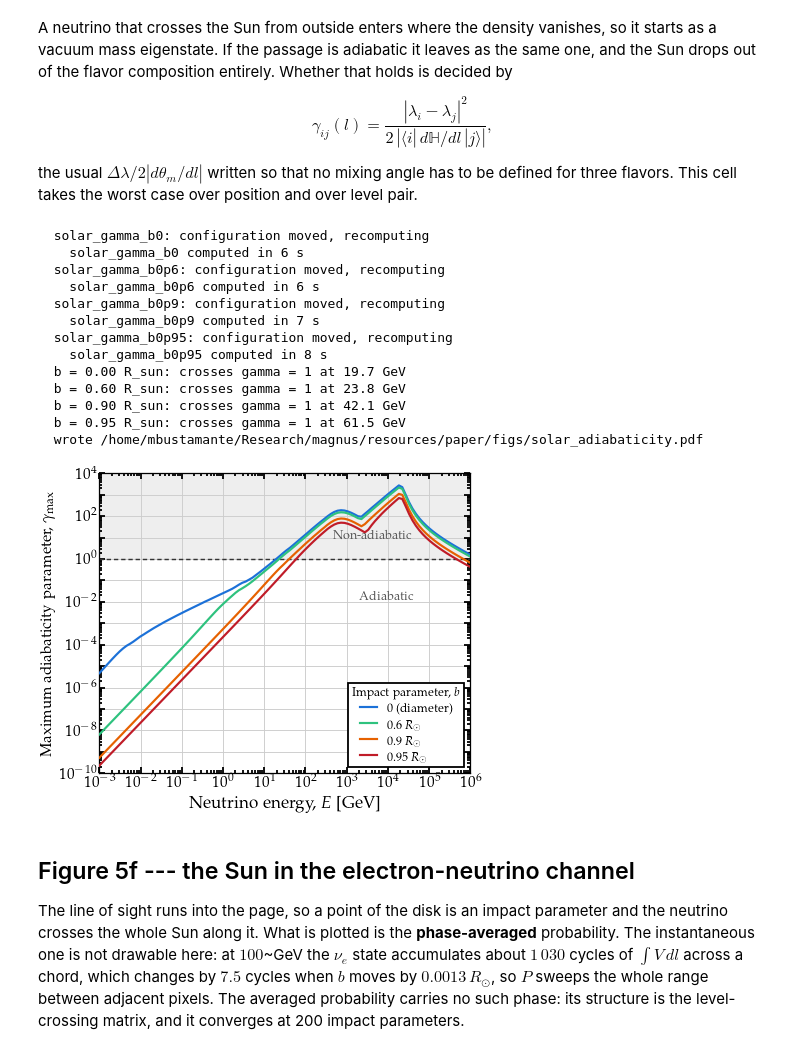
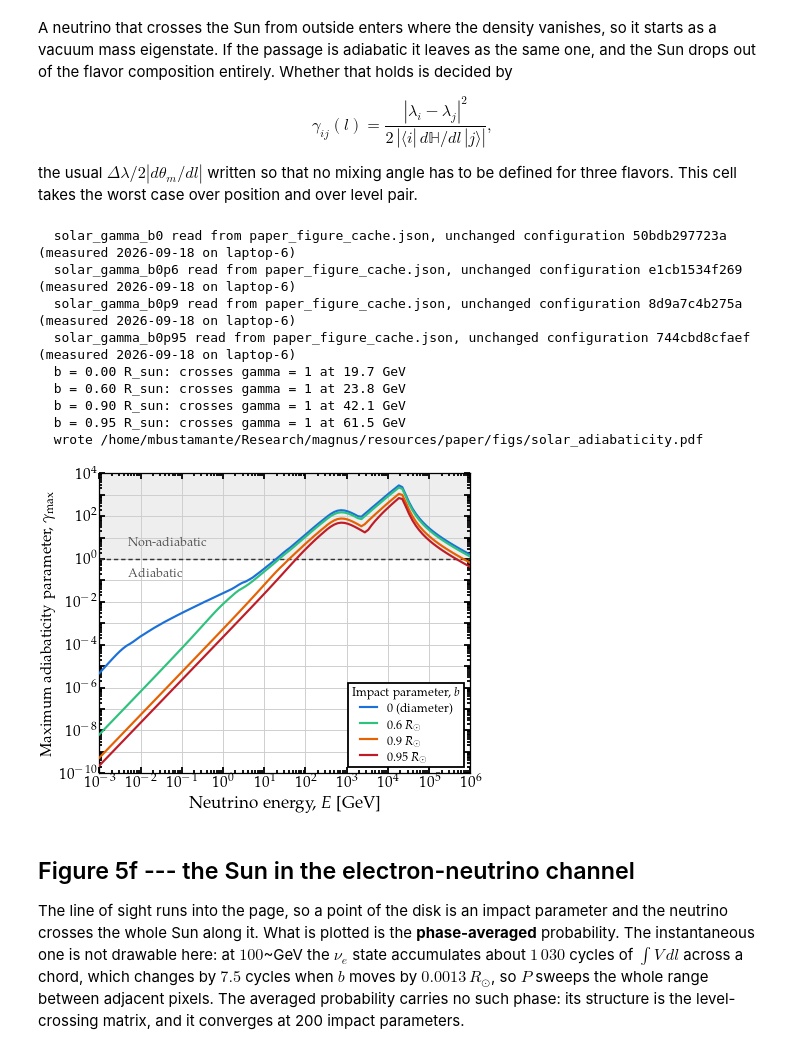
Before and after one commit to mbustama/Magnus, a Jupyter notebook: notebooks/28_magnus_paper_figures.ipynb, the cells around one changed output. Drawn from its saved outputs; the diff is of its cells as text; code cells hidden in the pictures.

```diff
--- a/notebooks/28_magnus_paper_figures.ipynb
+++ b/notebooks/28_magnus_paper_figures.ipynb
@@ -3050,44 +3050,42 @@ ax.axhspan(1.0, 1e12, color='0.5', alpha=0.13, lw=0, zorder=0)
 for br, color, label in SOLAR_B:
     ax.loglog(SOLAR_E, GAMMA[br], color=color, lw=1.2, zorder=3, label=label)
 ax.axhline(1.0, color=INK, lw=0.8, ls=(0, (3, 2)), zorder=2)
 ax.set_xlim(SOLAR_E[0], SOLAR_E[-1]); ax.set_ylim(1e-10, 1e4)
 ax.set_yticks([10.0**k for k in range(-10, 5)])
 ax.set_yticklabels([(r'$10^{%d}$' % k) if k % 2 == 0 else '' for k in range(-10, 5)])
 ax.set_xticks([10.0**k for k in range(-3, 7)])
 ax.xaxis.set_minor_locator(mpl.ticker.LogLocator(base=10.0, subs=tuple(np.arange(2, 10)*0.1),
                                                  numticks=100))
 ax.yaxis.set_minor_locator(mpl.ticker.LogLocator(base=10.0, subs=tuple(np.arange(2, 10)*0.1),
                                                  numticks=100))
 ax.set_xlabel(r'Neutrino energy, $E$ [GeV]', labelpad=2.0)
 ax.set_ylabel(r'Maximum adiabaticity parameter, $\gamma_{\rm max}$', labelpad=2.0,
               fontsize=8.5)
-ax.text(4.0e4, 1.2e-2, 'Adiabatic', fontsize=7.0, color='0.35', ha='right')
-ax.text(4.0e4, 8.0e0, 'Non-adiabatic', fontsize=7.0, color='0.35', ha='right')
+ax.text(5.0e-3, 10.0**0.45, 'Non-adiabatic', fontsize=7.0, color='0.35',
+        ha='left', va='bottom')
+ax.text(5.0e-3, 10.0**-0.45, 'Adiabatic', fontsize=7.0, color='0.35',
+        ha='left', va='top')
 ax.grid(True, which='major', color=GRID, lw=0.5); ax.set_axisbelow(True)
 leg = ax.legend(loc='lower right', fontsize=6.8, handlelength=1.4, borderpad=0.35,
                 labelspacing=0.3, title=r'Impact parameter, $b$', title_fontsize=6.8)
 leg.get_frame().set_edgecolor('black')
 fig.tight_layout(pad=0.4)
 for br, _, _ in SOLAR_B:
     above = SOLAR_E[GAMMA[br] > 1.0]
     print('  b = %.2f R_sun: crosses gamma = 1 at %s GeV'
           % (br, ('%.3g' % above.min()) if len(above) else 'never'))
 save(fig, 'solar_adiabaticity.pdf')
 # %% [output]
-  solar_gamma_b0: configuration moved, recomputing
-    solar_gamma_b0 computed in 6 s
-  solar_gamma_b0p6: configuration moved, recomputing
-    solar_gamma_b0p6 computed in 6 s
-  solar_gamma_b0p9: configuration moved, recomputing
-    solar_gamma_b0p9 computed in 7 s
-  solar_gamma_b0p95: configuration moved, recomputing
-    solar_gamma_b0p95 computed in 8 s
+  solar_gamma_b0 read from paper_figure_cache.json, unchanged configuration 50bdb297723a (measured 2026-09-18 on laptop-6)
+  solar_gamma_b0p6 read from paper_figure_cache.json, unchanged configuration e1cb1534f269 (measured 2026-09-18 on laptop-6)
+  solar_gamma_b0p9 read from paper_figure_cache.json, unchanged configuration 8d9a7c4b275a (measured 2026-09-18 on laptop-6)
+  solar_gamma_b0p95 read from paper_figure_cache.json, unchanged configuration 744cbd8cfaef (measured 2026-09-18 on laptop-6)
   b = 0.00 R_sun: crosses gamma = 1 at 19.7 GeV
   b = 0.60 R_sun: crosses gamma = 1 at 23.8 GeV
   b = 0.90 R_sun: crosses gamma = 1 at 42.1 GeV
   b = 0.95 R_sun: crosses gamma = 1 at 61.5 GeV
   wrote /home/mbustamante/Research/magnus/resources/paper/figs/solar_adiabaticity.pdf
-[figure, old version]
+[figure, new version]
 # %% [markdown]
 ## Figure 5f --- the Sun in the electron-neutrino channel
 
```
Also changed, not shown: parts of 2 cells of this notebook, 2 other files.
